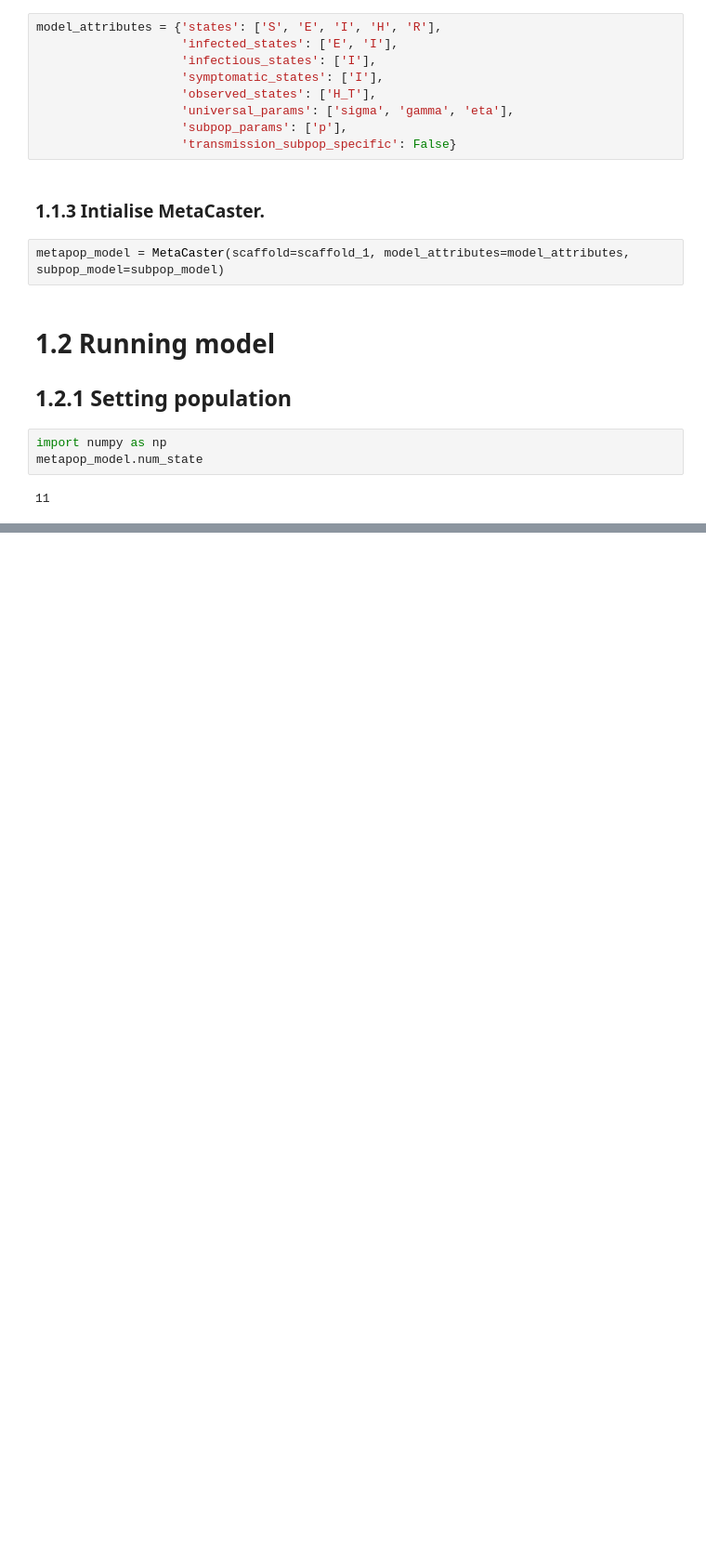
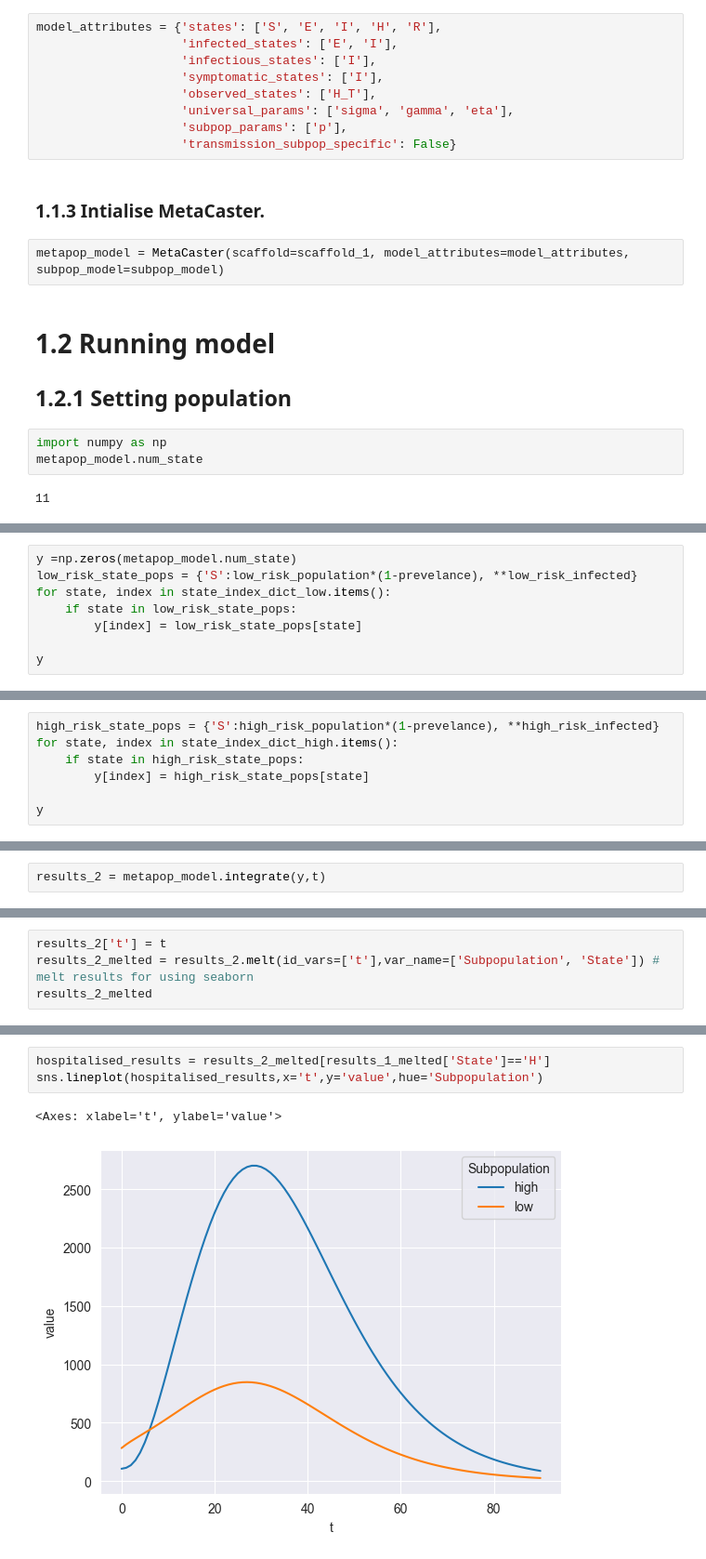
Before and after one commit to m-d-grunnill/MetaCast, a Jupyter notebook: demo/Basic_Demonstration.ipynb, the cells around one changed output, grey strips where cells are left out. Shown at 93% size. Drawn from its saved outputs; the diff is of its cells as text; blank space fills up the shorter version.

```diff
--- a/demo/Basic_Demonstration.ipynb
+++ b/demo/Basic_Demonstration.ipynb
@@ -118,0 +217,8 @@ len(['high'])
+# %%
+y =np.zeros(metapop_model.num_state)
+low_risk_state_pops = {'S':low_risk_population*(1-prevelance), **low_risk_infected}
+for state, index in state_index_dict_low.items():
+    if state in low_risk_state_pops:
+        y[index] = low_risk_state_pops[state]
+
+y
@@ -118,0 +229,7 @@ len(['high'])
+# %%
+high_risk_state_pops = {'S':high_risk_population*(1-prevelance), **high_risk_infected}
+for state, index in state_index_dict_high.items():
+    if state in high_risk_state_pops:
+        y[index] = high_risk_state_pops[state]
+
+y
@@ -118,0 +242,2 @@ len(['high'])
+# %%
+results_2 = metapop_model.integrate(y,t)
@@ -118,0 +263,4 @@ len(['high'])
+# %%
+results_2['t'] = t
+results_2_melted = results_2.melt(id_vars=['t'],var_name=['Subpopulation', 'State']) # melt results for using seaborn
+results_2_melted
@@ -118,0 +281,6 @@ len(['high'])
+# %%
+hospitalised_results = results_2_melted[results_1_melted['State']=='H']
+sns.lineplot(hospitalised_results,x='t',y='value',hue='Subpopulation')
+# %% [output]
+<Axes: xlabel='t', ylabel='value'>
+[figure, added]
```
Also changed, not shown: parts of 31 cells of this notebook, 2 other files.
